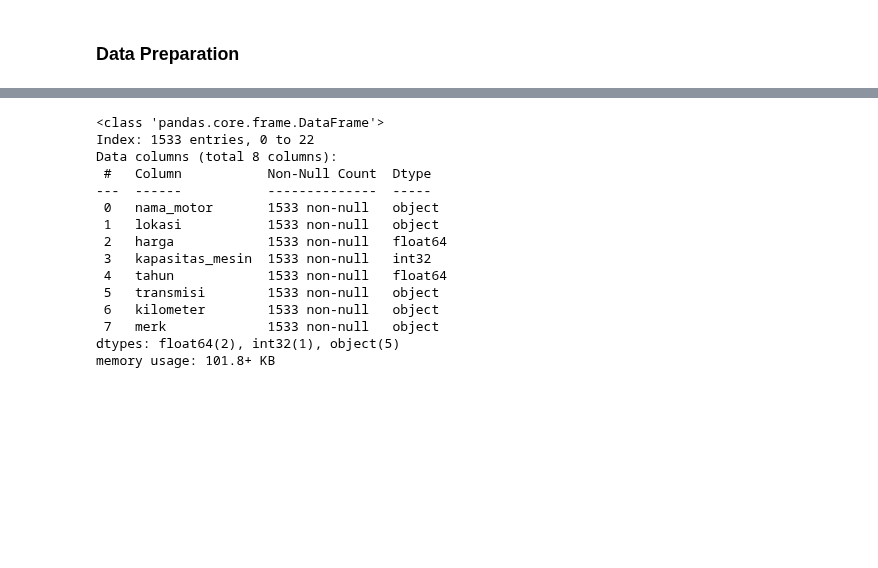
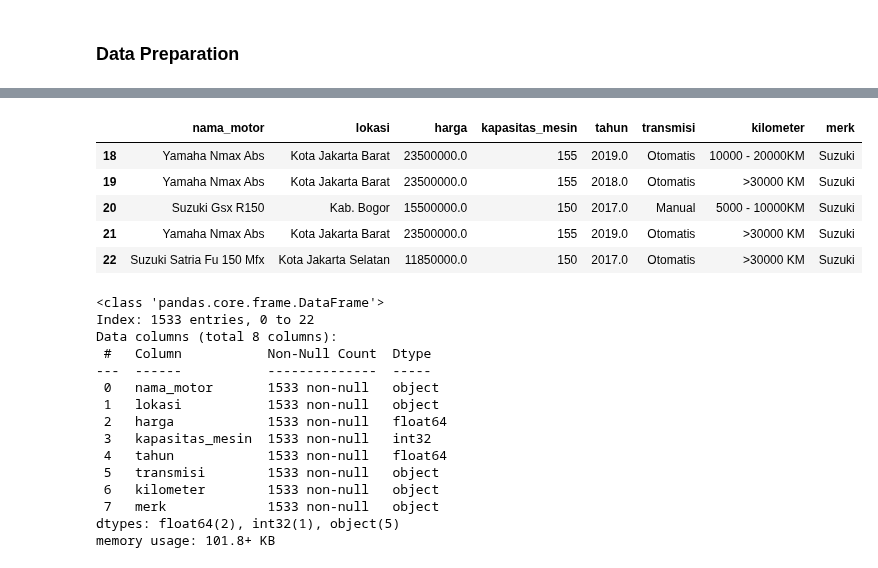
Before and after one commit to daff00/used-motorcycle-price-prediction, a Jupyter notebook: Notebook/project.ipynb, the cells around one changed output, grey strips where cells are left out. Cells and saved outputs as stored; diff of their text form; code cells hidden in the pictures; blank space fills up the shorter version.

```diff
--- a/Notebook/project.ipynb
+++ b/Notebook/project.ipynb
@@ -444,3 +444,12 @@ filtered_motor.head()
+# %%
+filtered_motor.tail()
+# %% [output]
+|  | nama_motor | lokasi | harga | kapasitas_mesin | tahun | transmisi | kilometer | merk |
+| 18 | Yamaha Nmax Abs | Kota Jakarta Barat | 23500000.0 | 155 | 2019.0 | Otomatis | 10000 - 20000KM | Suzuki |
+| 19 | Yamaha Nmax Abs | Kota Jakarta Barat | 23500000.0 | 155 | 2018.0 | Otomatis | >30000 KM | Suzuki |
+| 20 | Suzuki Gsx R150 | Kab. Bogor | 15500000.0 | 150 | 2017.0 | Manual | 5000 - 10000KM | Suzuki |
+| 21 | Yamaha Nmax Abs | Kota Jakarta Barat | 23500000.0 | 155 | 2019.0 | Otomatis | >30000 KM | Suzuki |
+| 22 | Suzuki Satria Fu 150 Mfx | Kota Jakarta Selatan | 11850000.0 | 150 | 2017.0 | Otomatis | >30000 KM | Suzuki |
 # %%
 filtered_motor.info()
 # %% [output]
```
Also changed, not shown: parts of 21 cells of this notebook, 6 other files.
